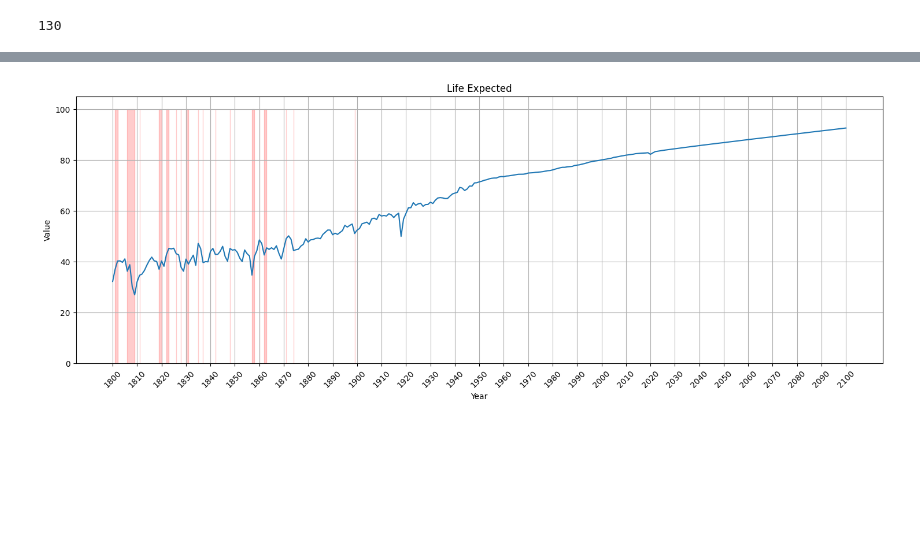
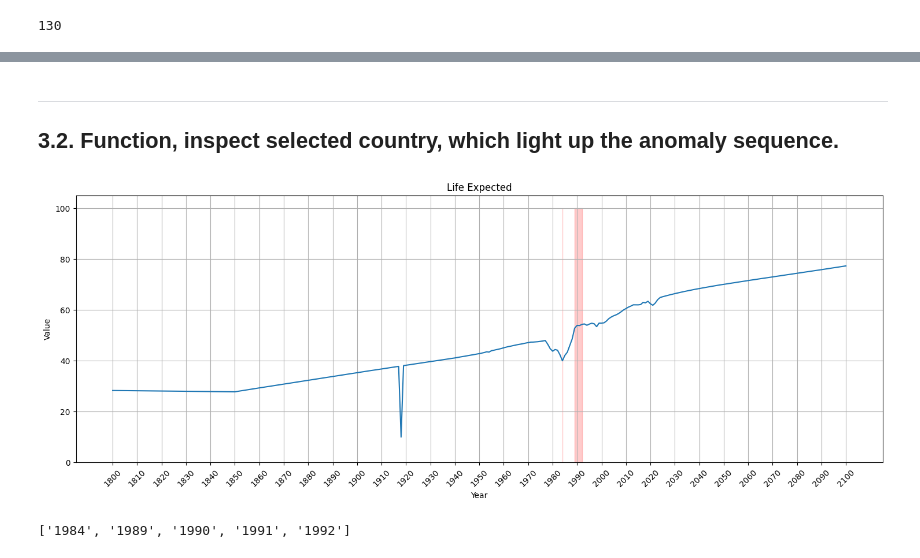
Before and after one commit to RaphaFang/sdu-25-final-team-project, a Jupyter notebook: modules/si_yu.ipynb, the cells around one changed output, grey strips where cells are left out. Saved outputs shown, nothing was run; the diff lists cells and outputs as text; code cells hidden in the pictures; blank space fills up the shorter version.

Commit message:
add: complete the analysis process, and 2 function for user to better inspect the dataset

```diff
--- a/modules/si_yu.ipynb
+++ b/modules/si_yu.ipynb
@@ -116,0 +96,4 @@ df_lister[df_lister.iloc[[115]].notna()]
+# %%
+df_10ma = df.iloc[:, 4:].rolling(window=10, axis=1).mean()
+df_10ma_diff = (df.iloc[:, 4:] - df_10ma)
+df_10ma_diff
@@ -116,0 +114,3 @@ df_lister[df_lister.iloc[[115]].notna()]
+# %%
+df_z_10ma = abs((df_10ma_diff - df_10ma_diff.mean()) / df_10ma_diff.std())
+df_z_10ma
@@ -117,22 +206,38 @@ df_lister[df_lister.iloc[[115]].notna()]
+# %% [markdown]
+----
+## 3.2. Function, inspect selected country, which light up the anomaly sequence.
 # %%
-years = list(df_1dif.columns)
+def country_inspector(country_index: int=0, L_or_S: str='short'):
+    if L_or_S not in ["short", 'long']:
+        return "You can onl put short or long at parameter L_or_S"
 
-target = df.iloc[155, 4:]
-df_series = df_lister.iloc[155]
-plt.figure(figsize=(18, 6))
-plt.plot(years, target.values)
+    years = list(df_1dif.columns)
+    target = df.iloc[country_index, 4:]
 
-plt.fill_between(df_series.index, 0, 100,
-                 where=(df_series.notna()),
-                 color='red', alpha=0.2)
+    if L_or_S == "short":
+        df_target_i = df_lister.iloc[country_index]
 
-plt.xlabel("Year")
-plt.ylabel("Value")
-plt.title("Life Expected")
-plt.xticks(years[::10],rotation=45)
-plt.ylim(bottom=0)
-# plt.legend(loc='lower left')
-plt.grid()
-plt.show()
+    elif L_or_S == "long":
+        df_target_i = df_z_10ma[df_z_10ma > 3].iloc[country_index]
+
+    plt.figure(figsize=(18, 6))
+    plt.plot(years, target.values)
+
+    plt.fill_between(df_target_i.index, 0, 100,
+                    where=(df_target_i.notna()),
+                    color='red', alpha=0.2)
+
+    plt.xlabel("Year")
+    plt.ylabel("Value")
+    plt.title("Life Expected")
+    plt.xticks(years[::10],rotation=45)
+    plt.ylim(bottom=0)
+    plt.grid()
+    plt.show()
+
+    return df_target_i[df_target_i.notna()].index.to_list()
+
+country_inspector(0, 'long')
 # %% [output]
-[figure, old version]
+[figure, new version]
+['1984', '1989', '1990', '1991', '1992']
```
Also changed, not shown: parts of 14 cells of this notebook.
